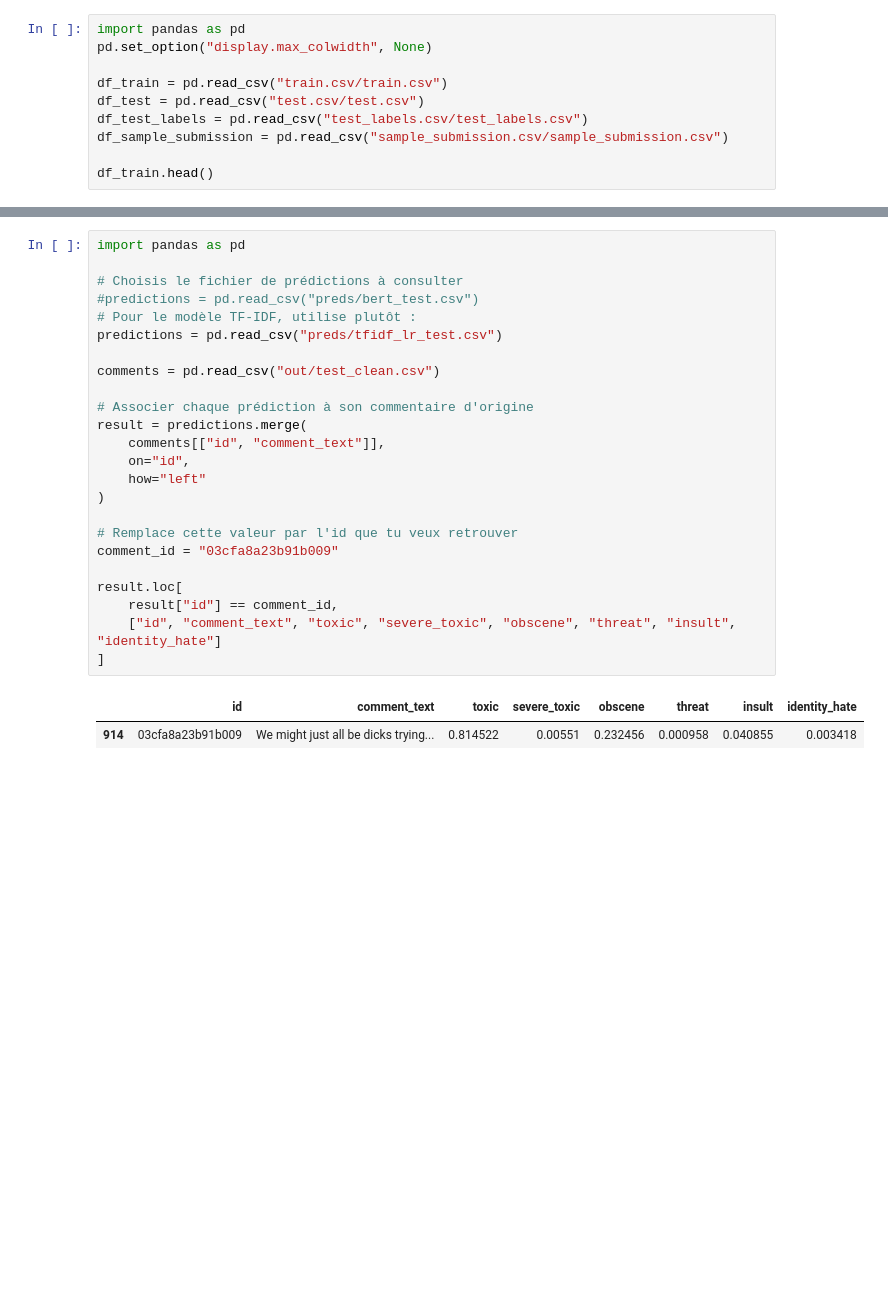
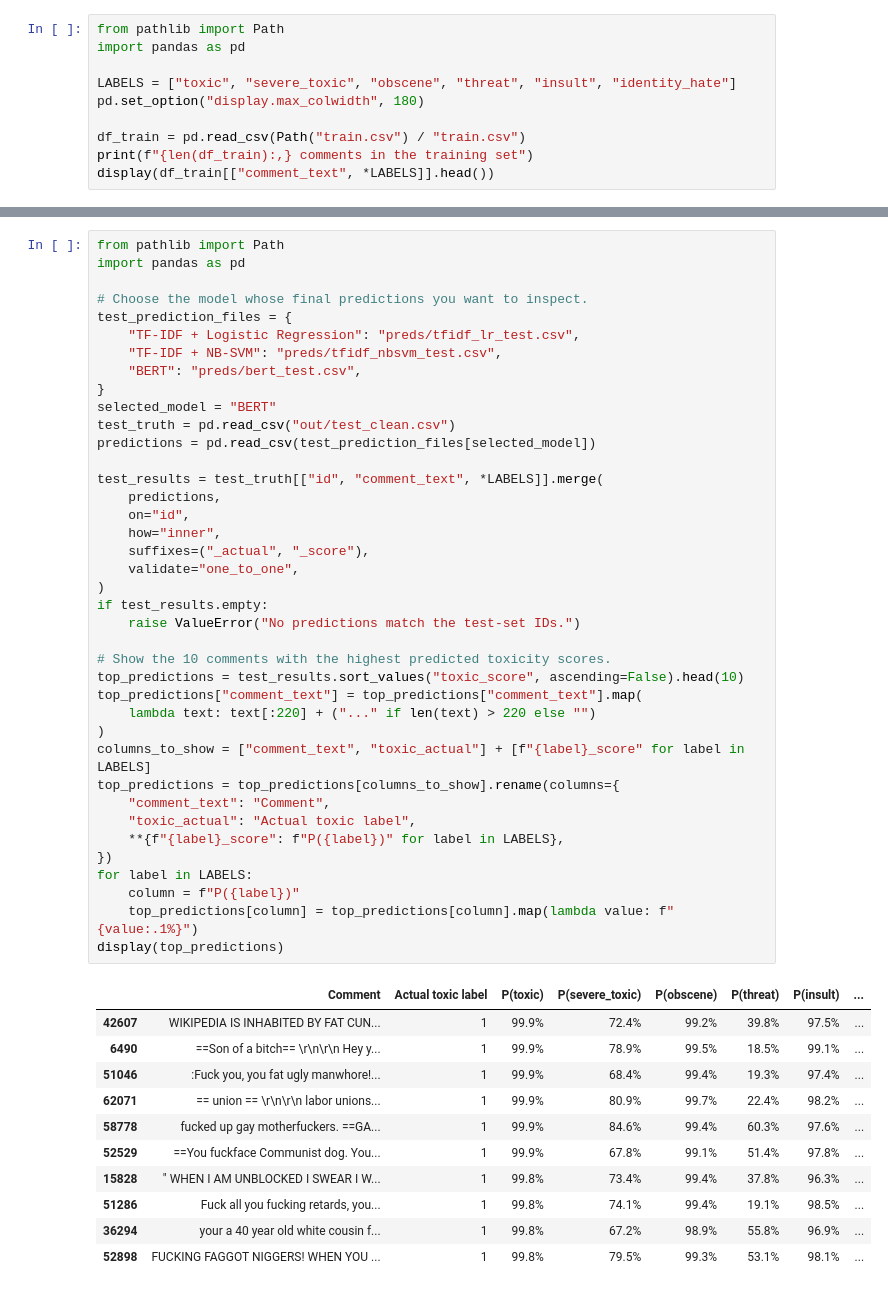
Before and after one commit to Zachr321/Data-Analysis-Project, a Jupyter notebook: Notebook.ipynb, the cells around one changed output, grey strips where cells are left out. Cells and saved outputs as stored; diff of their text form; blank space fills up the shorter version.

Commit message:
cleaner notebook

```diff
--- a/Notebook.ipynb
+++ b/Notebook.ipynb
@@ -1,11 +11,11 @@
 # %%
+from pathlib import Path
 import pandas as pd
-pd.set_option("display.max_colwidth", None)
 
-df_train = pd.read_csv("train.csv/train.csv")
-df_test = pd.read_csv("test.csv/test.csv")
-df_test_labels = pd.read_csv("test_labels.csv/test_labels.csv")
-df_sample_submission = pd.read_csv("sample_submission.csv/sample_submission.csv")
+LABELS = ["toxic", "severe_toxic", "obscene", "threat", "insult", "identity_hate"]
+pd.set_option("display.max_colwidth", 180)
 
-df_train.head()
+df_train = pd.read_csv(Path("train.csv") / "train.csv")
+print(f"{len(df_train):,} comments in the training set")
+display(df_train[["comment_text", *LABELS]].head())
 # %% [output]
@@ -142,27 +308,51 @@ result[["comment_text", "toxic", "severe_toxic", "obscene", "threat"]].head(10)
 # %%
+from pathlib import Path
 import pandas as pd
 
-# Choisis le fichier de prédictions à consulter
-#predictions = pd.read_csv("preds/bert_test.csv")
-# Pour le modèle TF-IDF, utilise plutôt :
-predictions = pd.read_csv("preds/tfidf_lr_test.csv")
+# Choose the model whose final predictions you want to inspect.
+test_prediction_files = {
+    "TF-IDF + Logistic Regression": "preds/tfidf_lr_test.csv",
+    "TF-IDF + NB-SVM": "preds/tfidf_nbsvm_test.csv",
+    "BERT": "preds/bert_test.csv",
+}
+selected_model = "BERT"
+test_truth = pd.read_csv("out/test_clean.csv")
+predictions = pd.read_csv(test_prediction_files[selected_model])
 
-comments = pd.read_csv("out/test_clean.csv")
+test_results = test_truth[["id", "comment_text", *LABELS]].merge(
+    predictions,
+    on="id",
+    how="inner",
+    suffixes=("_actual", "_score"),
+    validate="one_to_one",
+)
+if test_results.empty:
+    raise ValueError("No predictions match the test-set IDs.")
 
-# Associer chaque prédiction à son commentaire d'origine
-result = predictions.merge(
-    comments[["id", "comment_text"]],
-    on="id",
-    how="left"
+# Show the 10 comments with the highest predicted toxicity scores.
+top_predictions = test_results.sort_values("toxic_score", ascending=False).head(10)
+top_predictions["comment_text"] = top_predictions["comment_text"].map(
+    lambda text: text[:220] + ("..." if len(text) > 220 else "")
 )
-
-# Remplace cette valeur par l'id que tu veux retrouver
-comment_id = "03cfa8a23b91b009"
-
-result.loc[
-    result["id"] == comment_id,
-    ["id", "comment_text", "toxic", "severe_toxic", "obscene", "threat", "insult", "identity_hate"]
-]
+columns_to_show = ["comment_text", "toxic_actual"] + [f"{label}_score" for label in LABELS]
+top_predictions = top_predictions[columns_to_show].rename(columns={
+    "comment_text": "Comment",
+    "toxic_actual": "Actual toxic label",
+    **{f"{label}_score": f"P({label})" for label in LABELS},
+})
+for label in LABELS:
+    column = f"P({label})"
+    top_predictions[column] = top_predictions[column].map(lambda value: f"{value:.1%}")
+display(top_predictions)
 # %% [output]
-|  | id | comment_text | toxic | severe_toxic | obscene | threat | insult | identity_hate |
-| 914 | 03cfa8a23b91b009 | We might just all be dicks trying... | 0.814522 | 0.00551 | 0.232456 | 0.000958 | 0.040855 | 0.003418 |
+|  | Comment | Actual toxic label | P(toxic) | P(severe_toxic) | P(obscene) | P(threat) | P(insult) | ... |
+| 42607 | WIKIPEDIA IS INHABITED BY FAT CUN... | 1 | 99.9% | 72.4% | 99.2% | 39.8% | 97.5% | ... |
+| 6490 | ==Son of a bitch== \r\n\r\n Hey y... | 1 | 99.9% | 78.9% | 99.5% | 18.5% | 99.1% | ... |
+| 51046 | :Fuck you, you fat ugly manwhore!... | 1 | 99.9% | 68.4% | 99.4% | 19.3% | 97.4% | ... |
+| 62071 | == union == \r\n\r\n labor unions... | 1 | 99.9% | 80.9% | 99.7% | 22.4% | 98.2% | ... |
+| 58778 | fucked up gay motherfuckers. ==GA... | 1 | 99.9% | 84.6% | 99.4% | 60.3% | 97.6% | ... |
+| 52529 | ==You fuckface Communist dog. You... | 1 | 99.9% | 67.8% | 99.1% | 51.4% | 97.8% | ... |
+| 15828 | " WHEN I AM UNBLOCKED I SWEAR I W... | 1 | 99.8% | 73.4% | 99.4% | 37.8% | 96.3% | ... |
+| 51286 | Fuck all you fucking retards, you... | 1 | 99.8% | 74.1% | 99.4% | 19.1% | 98.5% | ... |
+| 36294 | your a 40 year old white cousin f... | 1 | 99.8% | 67.2% | 98.9% | 55.8% | 96.9% | ... |
+| 52898 | FUCKING FAGGOT NIGGERS! WHEN YOU ... | 1 | 99.8% | 79.5% | 99.3% | 53.1% | 98.1% | ... |
```
Also changed, not shown: parts of 24 cells of this notebook.
